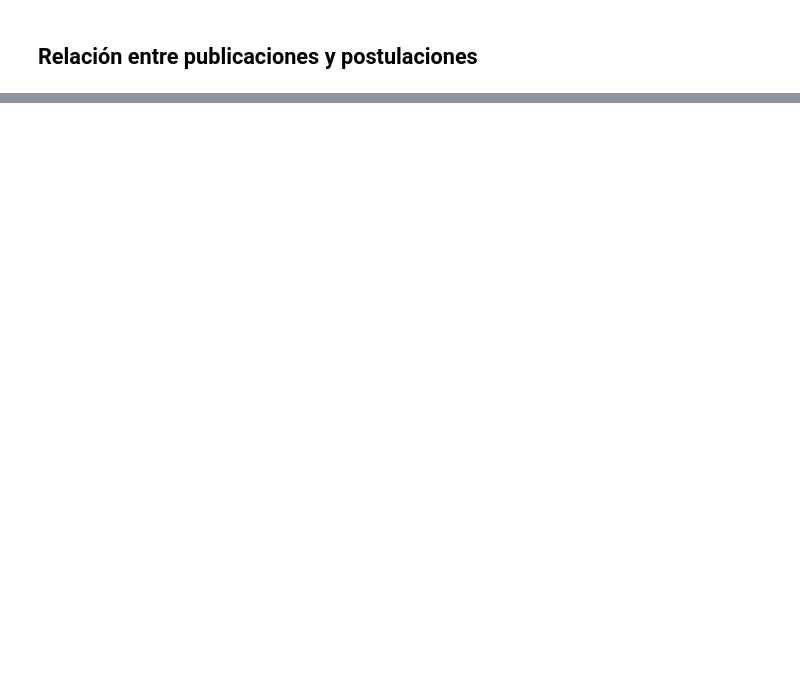
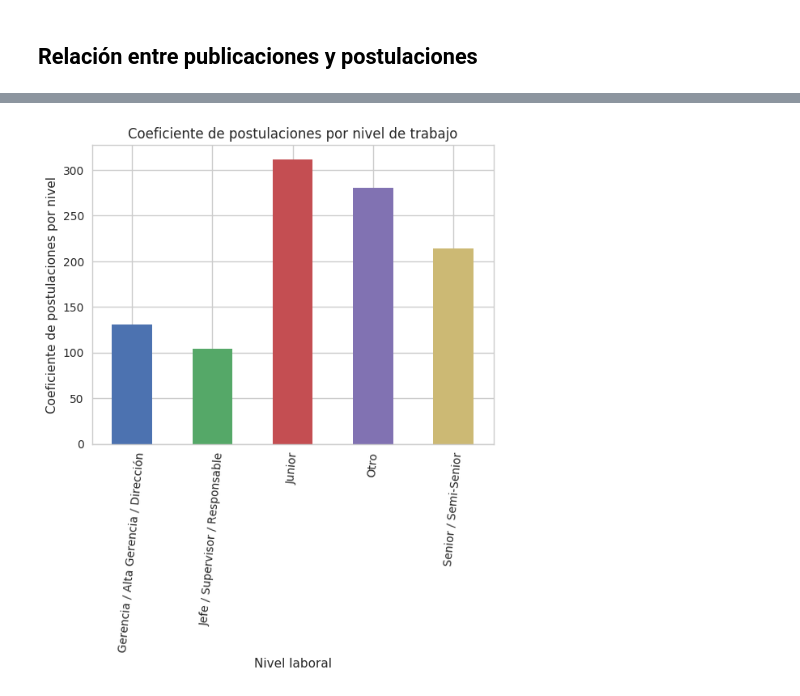
Before and after one commit to javierleyes/OrganizacionDeDatos, a Jupyter notebook: analisisPablo.ipynb, the cells around one changed output, grey strips where cells are left out. Cells and saved outputs as stored; diff of their text form; code cells hidden in the pictures; blank space fills up the shorter version.

```diff
--- a/analisisPablo.ipynb
+++ b/analisisPablo.ipynb
@@ -58,0 +71,8 @@ dias = pd.datetime.isoweekday
+# %%
+title = 'Coeficiente de postulaciones por nivel de trabajo'
+postulaciones_promedio_nivel_laboral.plot(kind="bar", rot = 85, title=title)
+ax = plt.gca()
+ax.set_ylabel('Coeficiente de postulaciones por nivel');
+ax.set_xlabel('Nivel laboral');
+# %% [output]
+[figure, added]
```
Also changed, not shown: parts of 14 cells of this notebook.
